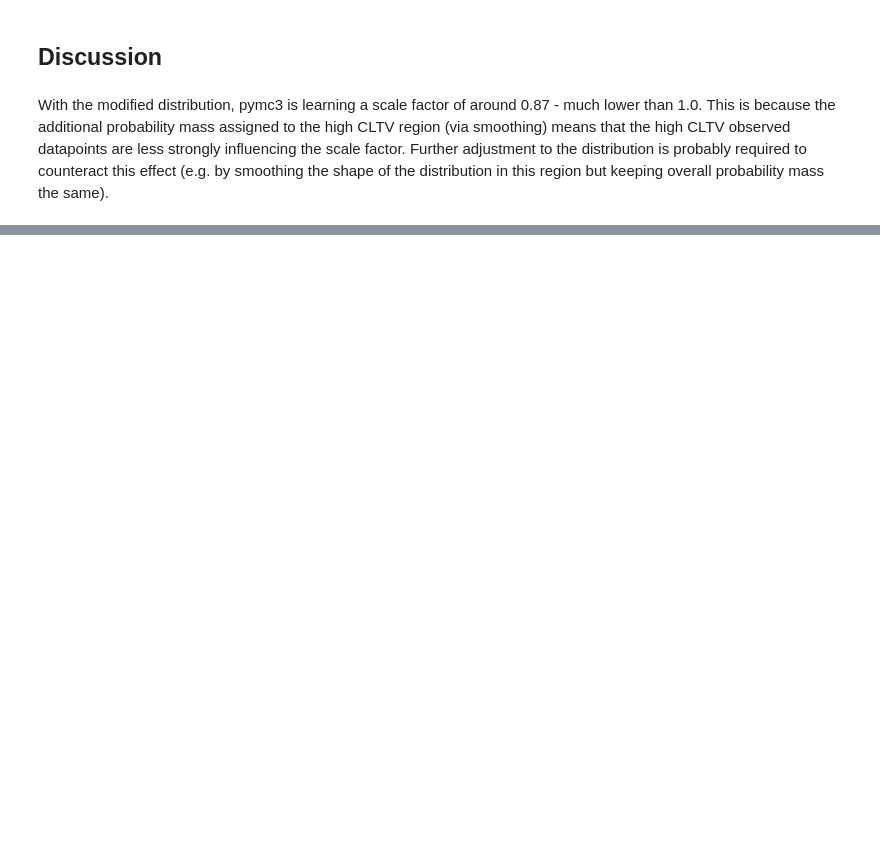
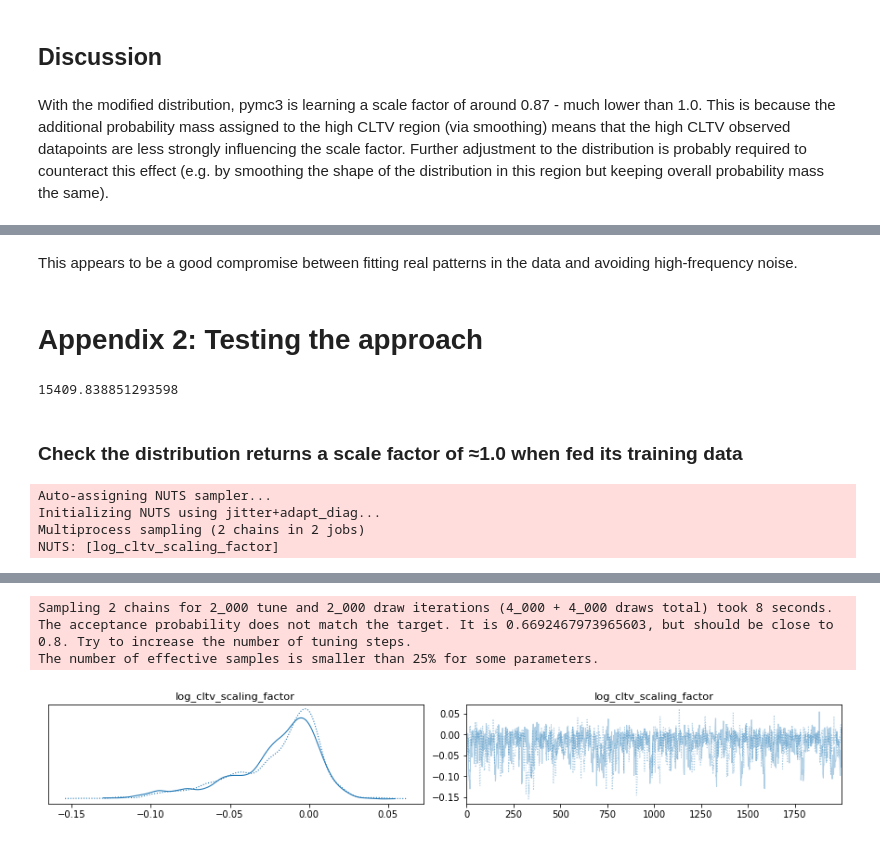
Before and after one commit to jackru/huge-lqg, a Jupyter notebook: bayes/empirical_distribution.ipynb, the cells around one changed output, grey strips where cells are left out. Drawn from its saved outputs; the diff is of its cells as text; code cells hidden in the pictures; blank space fills up the shorter version.

```diff
--- a/bayes/empirical_distribution.ipynb
+++ b/bayes/empirical_distribution.ipynb
@@ -408,0 +325,10 @@ This appears to be a good compromise between fitting real patterns in the data a
+# %%
+# defining the noisy region as CLTV > 50000,
+# we can evaluate the pdf just at the observed data points here and interpolate between them
+low_x_points = np.linspace(min_cltv - range_cltv, LOW_BOUND, 1000, endpoint=False)
+mid_x_points = np.linspace(LOW_BOUND, HIGH_BOUND, 1000, endpoint=False)
+high_x_points = np.linspace(HIGH_BOUND, max_cltv + range_cltv, 1000, endpoint=True)
+
+low_pdf_points = exponential_density(low_x_points, LOW_BOUND, density_low_bound, prob_mass_low, False)
+mid_pdf_points = np.exp(empirical_cltv_kde.score_samples(mid_x_points.reshape(-1, 1)))
+high_pdf_points = exponential_density(high_x_points, HIGH_BOUND, density_high_bound, prob_mass_high, True)
@@ -408,0 +406,33 @@ This appears to be a good compromise between fitting real patterns in the data a
+# %% [markdown]
+This appears to be a good compromise between fitting real patterns in the data and avoiding high-frequency noise.
+# %% [markdown]
+# Appendix 2: Testing the approach
+# %%
+empirical_cltv_dist4_mean = empirical_cltv_dist4.random(size=10000000).mean()
+empirical_cltv_dist4_mean
+# %% [output]
+15409.838851293598
+# %% [markdown]
+### Check the distribution returns a scale factor of ≈1.0 when fed its training data
+# %%
+obs_cltv = np.array(empirical_cltvs.sort_values())
+
+with pm.Model() as cltv_model4:
+    # prior
+    log_cltv_scaling_factor = pm.Uniform('log_cltv_scaling_factor', -1.0, 1.0)
+
+    # this returns the correct density in the transformed space
+    def scaled_empirical_logp(value):
+        return empirical_cltv_dist4.logp(value/tt.exp(log_cltv_scaling_factor)) - log_cltv_scaling_factor
+
+    # parameterisation
+    cltv = pm.DensityDist('cltv', scaled_empirical_logp, observed=obs_cltv)
+
+    # plot
+    log_cltv_scale_prior_trace4 = pm.sample(tune=2000, draws=2000, return_inferencedata=True)
+    pm.plot_trace(log_cltv_scale_prior_trace4)
+# %% [output]
+Auto-assigning NUTS sampler...
+Initializing NUTS using jitter+adapt_diag...
+Multiprocess sampling (2 chains in 2 jobs)
+NUTS: [log_cltv_scaling_factor]
@@ -408,0 +440,4 @@ This appears to be a good compromise between fitting real patterns in the data a
+Sampling 2 chains for 2_000 tune and 2_000 draw iterations (4_000 + 4_000 draws total) took 8 seconds.
+The acceptance probability does not match the target. It is 0.6692467973965603, but should be close to 0.8. Try to increase the number of tuning steps.
+The number of effective samples is smaller than 25% for some parameters.
+[figure, added]
```
Also changed, not shown: parts of 51 cells of this notebook.
